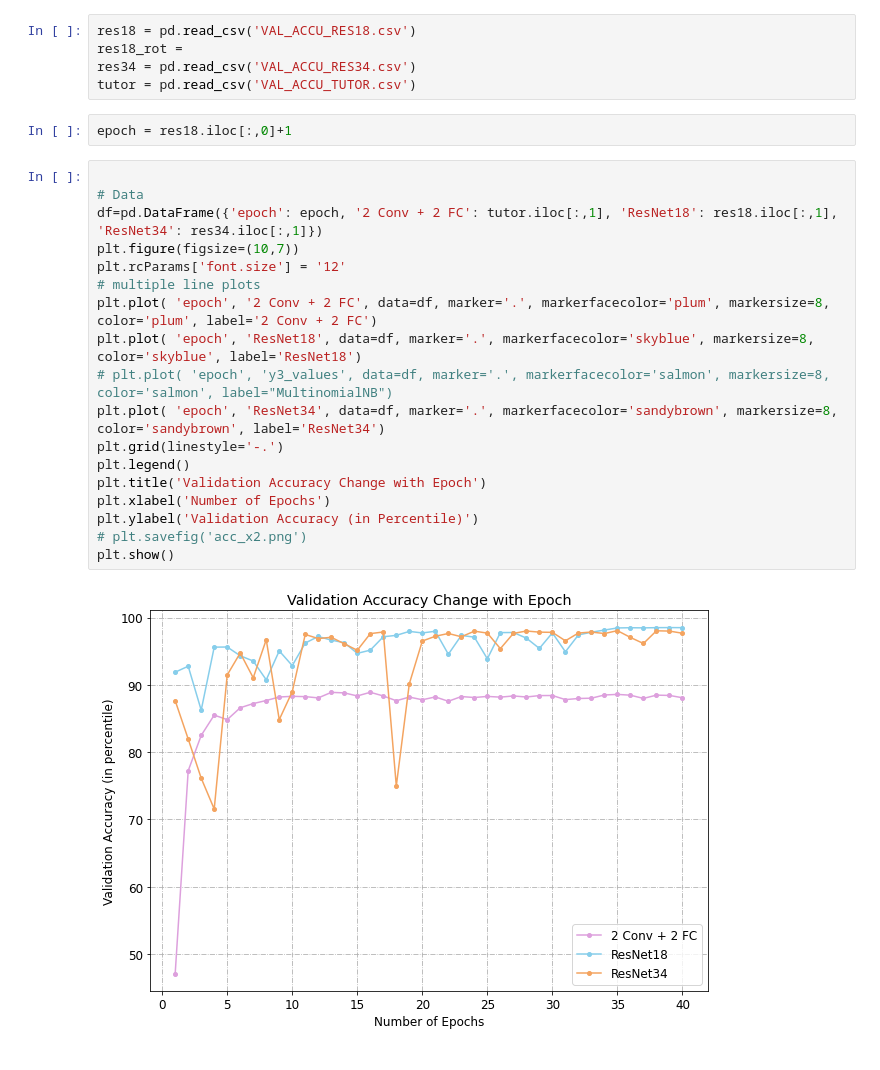
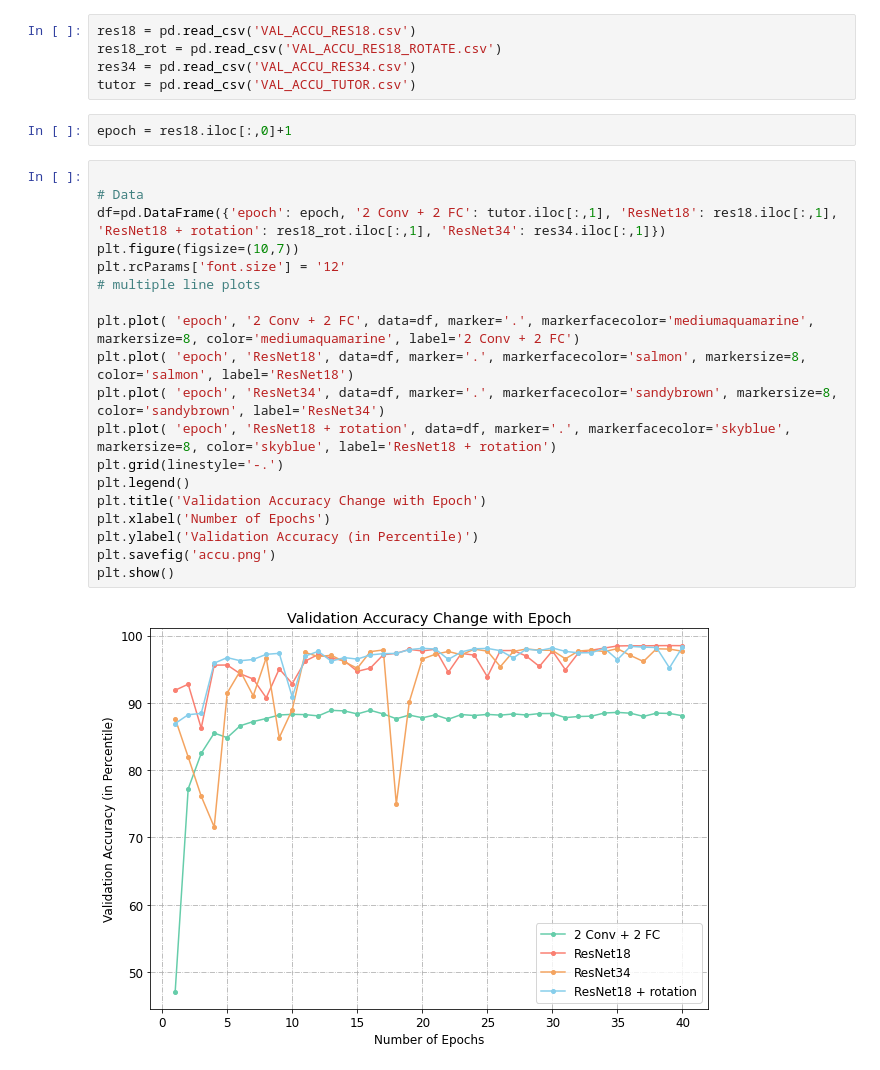
Before and after one commit to jwang44/upgraded-octo-chainsaw, a Jupyter notebook: DataVisualization.ipynb, the cells around one changed output. Saved outputs shown, nothing was run; the diff lists cells and outputs as text.

Commit message:
accu figure

```diff
--- a/DataVisualization.ipynb
+++ b/DataVisualization.ipynb
@@ -115,7 +115,7 @@ plt.show()
 ## Accu
 # %%
 res18 = pd.read_csv('VAL_ACCU_RES18.csv')
-res18_rot =
+res18_rot = pd.read_csv('VAL_ACCU_RES18_ROTATE.csv')
 res34 = pd.read_csv('VAL_ACCU_RES34.csv')
 tutor = pd.read_csv('VAL_ACCU_TUTOR.csv')
 # %%
@@ -123,20 +123,21 @@ epoch = res18.iloc[:,0]+1
 # %%
 
 # Data
-df=pd.DataFrame({'epoch': epoch, '2 Conv + 2 FC': tutor.iloc[:,1], 'ResNet18': res18.iloc[:,1], 'ResNet34': res34.iloc[:,1]})
+df=pd.DataFrame({'epoch': epoch, '2 Conv + 2 FC': tutor.iloc[:,1], 'ResNet18': res18.iloc[:,1], 'ResNet18 + rotation': res18_rot.iloc[:,1], 'ResNet34': res34.iloc[:,1]})
 plt.figure(figsize=(10,7))
 plt.rcParams['font.size'] = '12'
 # multiple line plots
-plt.plot( 'epoch', '2 Conv + 2 FC', data=df, marker='.', markerfacecolor='plum', markersize=8, color='plum', label='2 Conv + 2 FC')
-plt.plot( 'epoch', 'ResNet18', data=df, marker='.', markerfacecolor='skyblue', markersize=8, color='skyblue', label='ResNet18')
-# plt.plot( 'epoch', 'y3_values', data=df, marker='.', markerfacecolor='salmon', markersize=8, color='salmon', label="MultinomialNB")
+
+plt.plot( 'epoch', '2 Conv + 2 FC', data=df, marker='.', markerfacecolor='mediumaquamarine', markersize=8, color='mediumaquamarine', label='2 Conv + 2 FC')
+plt.plot( 'epoch', 'ResNet18', data=df, marker='.', markerfacecolor='salmon', markersize=8, color='salmon', label='ResNet18')
 plt.plot( 'epoch', 'ResNet34', data=df, marker='.', markerfacecolor='sandybrown', markersize=8, color='sandybrown', label='ResNet34')
+plt.plot( 'epoch', 'ResNet18 + rotation', data=df, marker='.', markerfacecolor='skyblue', markersize=8, color='skyblue', label='ResNet18 + rotation')
 plt.grid(linestyle='-.')
 plt.legend()
 plt.title('Validation Accuracy Change with Epoch')
 plt.xlabel('Number of Epochs')
 plt.ylabel('Validation Accuracy (in Percentile)')
-# plt.savefig('acc_x2.png')
+plt.savefig('accu.png')
 plt.show()
 # %% [output]
-[figure, old version]
+[figure, new version]
```
